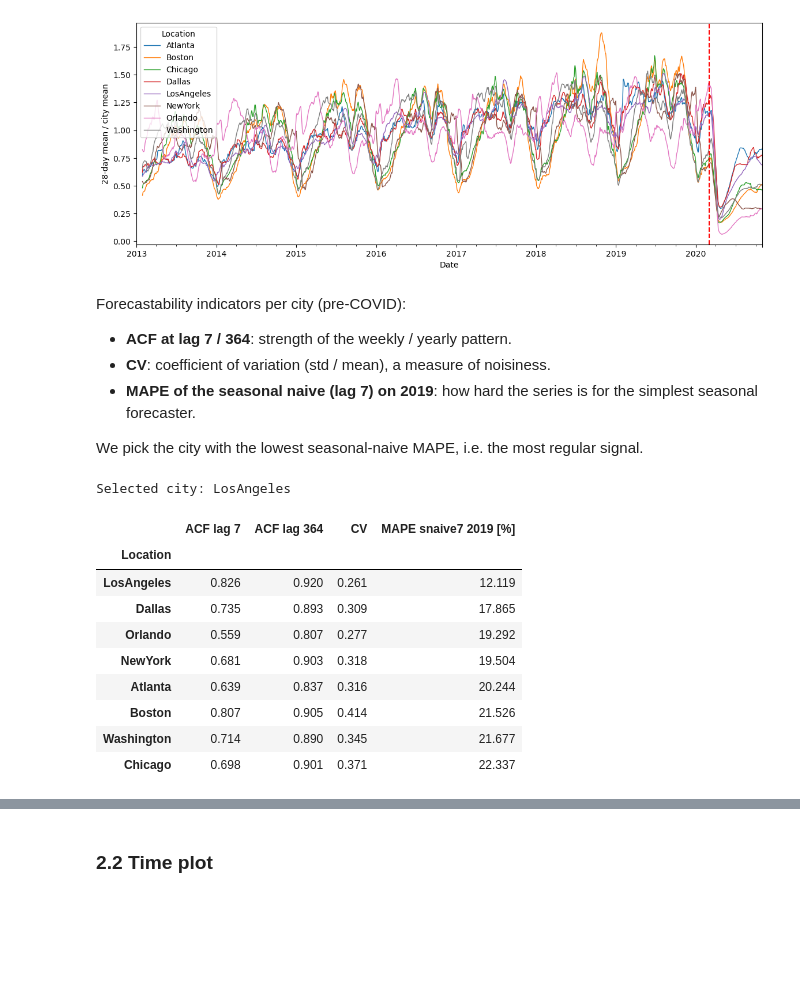
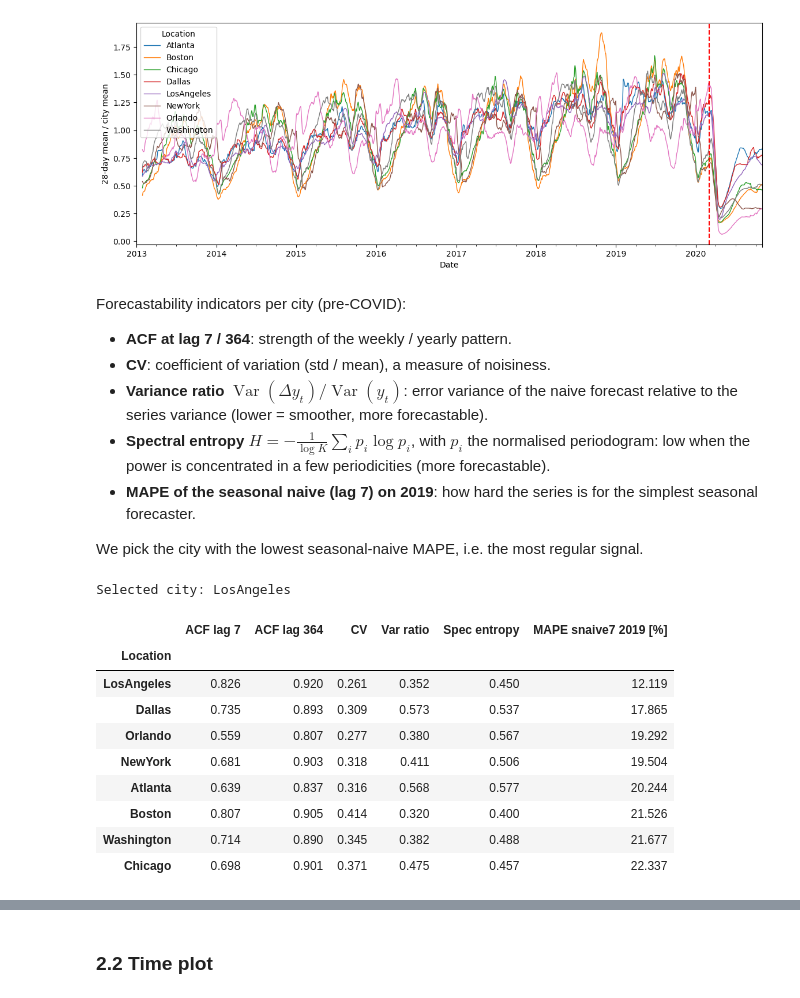
Before and after one commit to peykoff/minichallenge-forecasting, a Jupyter notebook: hotels_LA.ipynb, the cells around one changed output, grey strips where cells are left out. Cells and saved outputs as stored; diff of their text form; code cells hidden in the pictures; blank space fills up the shorter version.

```diff
--- a/hotels_LA.ipynb
+++ b/hotels_LA.ipynb
@@ -65,34 +66,43 @@ plt.axvline(COVID, c='r', ls='--'); plt.ylabel('28-day mean / city mean');
 Forecastability indicators per city (pre-COVID):
 * **ACF at lag 7 / 364**: strength of the weekly / yearly pattern.
 * **CV**: coefficient of variation (std / mean), a measure of noisiness.
+* **Variance ratio** $\operatorname{Var}(\Delta y_t) / \operatorname{Var}(y_t)$: error variance of the naive forecast relative to the series variance (lower = smoother, more forecastable).
+* **Spectral entropy** $H = -\frac{1}{\log K}\sum_i p_i \log p_i$, with $p_i$ the normalised periodogram: low when the power is concentrated in a few periodicities (more forecastable).
 * **MAPE of the seasonal naive (lag 7) on 2019**: how hard the series is for the simplest seasonal forecaster.
 
 We pick the city with the lowest seasonal-naive MAPE, i.e. the most regular signal.
 # %%
 pre = rev.loc[:'2019']
+def spec_entropy(s):
+    p = periodogram(s - s.mean())[1][1:]           # drop the zero frequency
+    p = p / p.sum()
+    return -(p * np.log(p + 1e-12)).sum() / np.log(len(p))
+
 snaive_mape = lambda s: (abs(s - s.shift(7)) / s).loc['2019'].mean() * 100
 stats = pd.DataFrame({
     'ACF lag 7':   pre.apply(lambda s: s.autocorr(7)),
     'ACF lag 364': pre.apply(lambda s: s.autocorr(364)),
     'CV':          pre.std() / pre.mean(),
+    'Var ratio':   pre.diff().var() / pre.var(),
+    'Spec entropy': pre.apply(spec_entropy),
     'MAPE snaive7 2019 [%]': pre.apply(snaive_mape),
 }).sort_values('MAPE snaive7 2019 [%]').round(3)
 
 CITY = stats.index[0]
 print('Selected city:', CITY)
 stats
 # %% [output]
 Selected city: LosAngeles
-|  | ACF lag 7 | ACF lag 364 | CV | MAPE snaive7 2019 [%] |
-| Location |  |  |  |  |
-| LosAngeles | 0.826 | 0.920 | 0.261 | 12.119 |
-| Dallas | 0.735 | 0.893 | 0.309 | 17.865 |
-| Orlando | 0.559 | 0.807 | 0.277 | 19.292 |
-| NewYork | 0.681 | 0.903 | 0.318 | 19.504 |
-| Atlanta | 0.639 | 0.837 | 0.316 | 20.244 |
-| Boston | 0.807 | 0.905 | 0.414 | 21.526 |
-| Washington | 0.714 | 0.890 | 0.345 | 21.677 |
-| Chicago | 0.698 | 0.901 | 0.371 | 22.337 |
+|  | ACF lag 7 | ACF lag 364 | CV | Var ratio | Spec entropy | MAPE snaive7 2019 [%] |
+| Location |  |  |  |  |  |  |
+| LosAngeles | 0.826 | 0.920 | 0.261 | 0.352 | 0.450 | 12.119 |
+| Dallas | 0.735 | 0.893 | 0.309 | 0.573 | 0.537 | 17.865 |
+| Orlando | 0.559 | 0.807 | 0.277 | 0.380 | 0.567 | 19.292 |
+| NewYork | 0.681 | 0.903 | 0.318 | 0.411 | 0.506 | 19.504 |
+| Atlanta | 0.639 | 0.837 | 0.316 | 0.568 | 0.577 | 20.244 |
+| Boston | 0.807 | 0.905 | 0.414 | 0.320 | 0.400 | 21.526 |
+| Washington | 0.714 | 0.890 | 0.345 | 0.382 | 0.488 | 21.677 |
+| Chicago | 0.698 | 0.901 | 0.371 | 0.475 | 0.457 | 22.337 |
 # %% [markdown]
 **Observations:**
 * All cities share the same broad shape: growth to ~2017, summer peak, and the March 2020 collapse.
```
Also changed, not shown: parts of 2 cells of this notebook, 1 other file.
